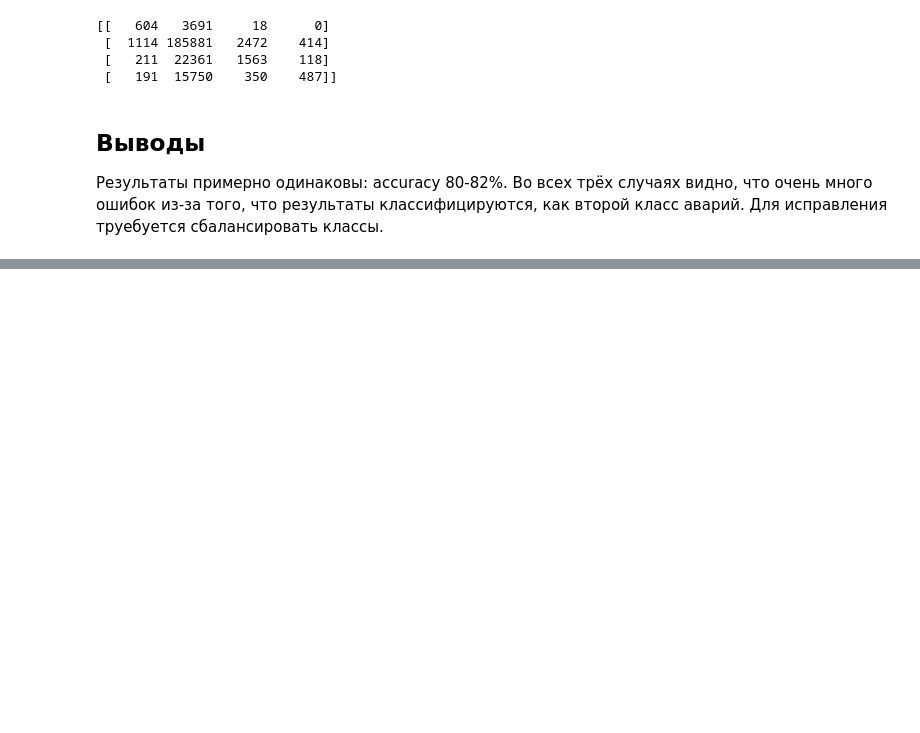
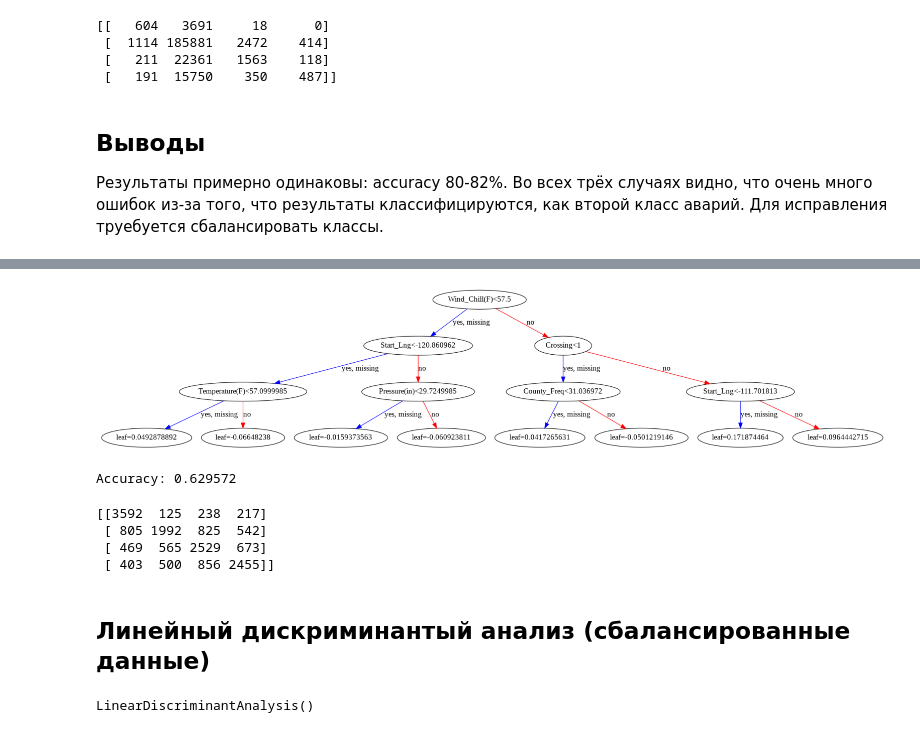
Before and after one commit to char16t/us-accidents, a Jupyter notebook: us_accidents.ipynb, the cells around one changed output, grey strips where cells are left out. Saved outputs shown, nothing was run; the diff lists cells and outputs as text; code cells hidden in the pictures; blank space fills up the shorter version.

```diff
--- a/us_accidents.ipynb
+++ b/us_accidents.ipynb
@@ -1029,0 +1145,7 @@ print(metrics.confusion_matrix(y_test, y_pred))
+# %%
+from matplotlib.pylab import rcParams
+rcParams['figure.figsize'] = 28,12
+xgb.plot_tree(xgb_clf2)
+plt.show()
+# %% [output]
+[figure, added]
@@ -1029,0 +1154,19 @@ print(metrics.confusion_matrix(y_test, y_pred))
+# %%
+print('Accuracy: {:.6f}'.format(metrics.accuracy_score(y2_test, y2_pred)))
+# %% [output]
+Accuracy: 0.629572
+# %%
+print(metrics.confusion_matrix(y2_test, y2_pred))
+# %% [output]
+[[3592  125  238  217]
+ [ 805 1992  825  542]
+ [ 469  565 2529  673]
+ [ 403  500  856 2455]]
+# %% [markdown]
+## Линейный дискриминантый анализ (сбалансированные данные)
+# %%
+from sklearn.discriminant_analysis import LinearDiscriminantAnalysis
+ldaclf = LinearDiscriminantAnalysis()
+ldaclf.fit(X2_train, y2_train)
+# %% [output]
+LinearDiscriminantAnalysis()
```
Also changed, not shown: parts of 24 cells of this notebook.
